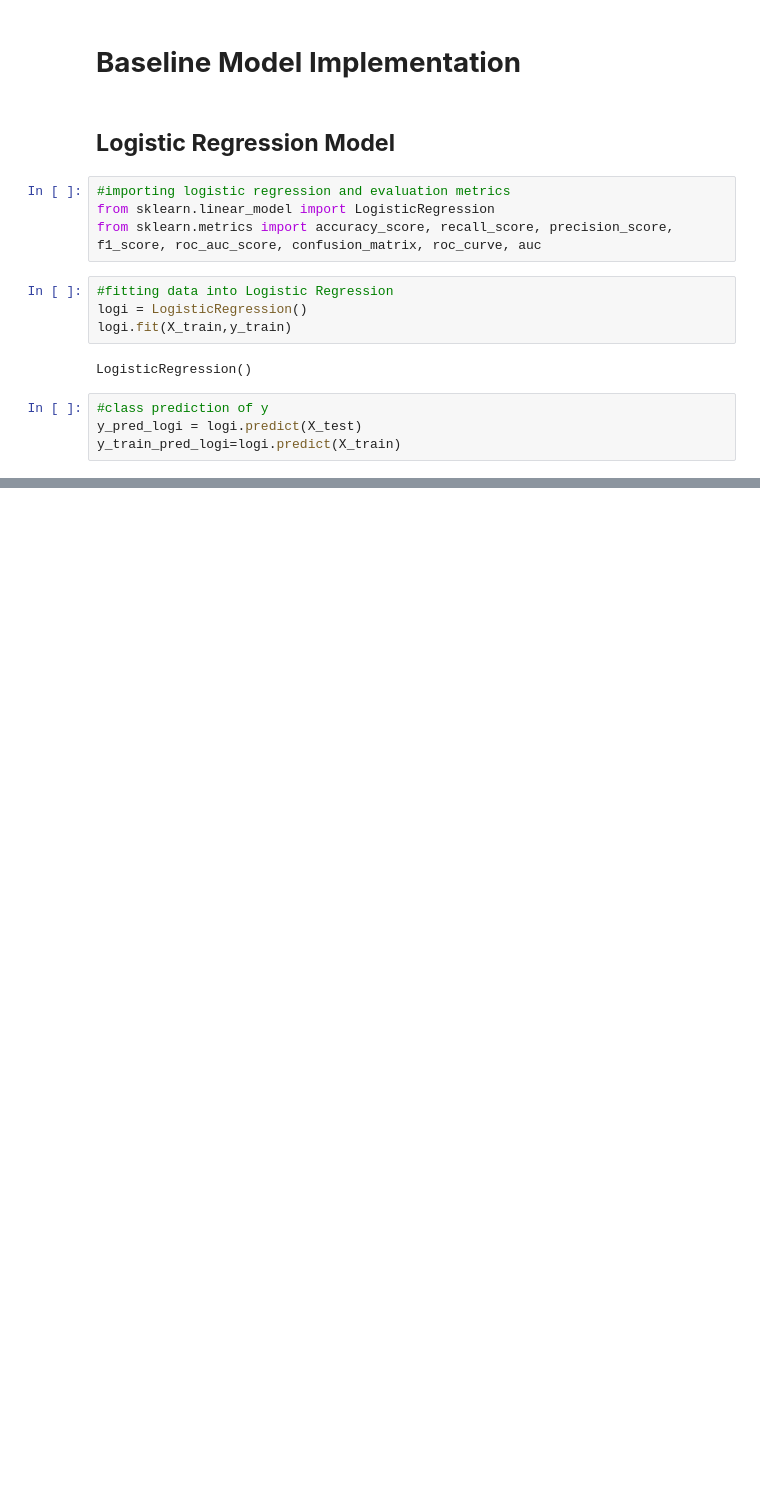
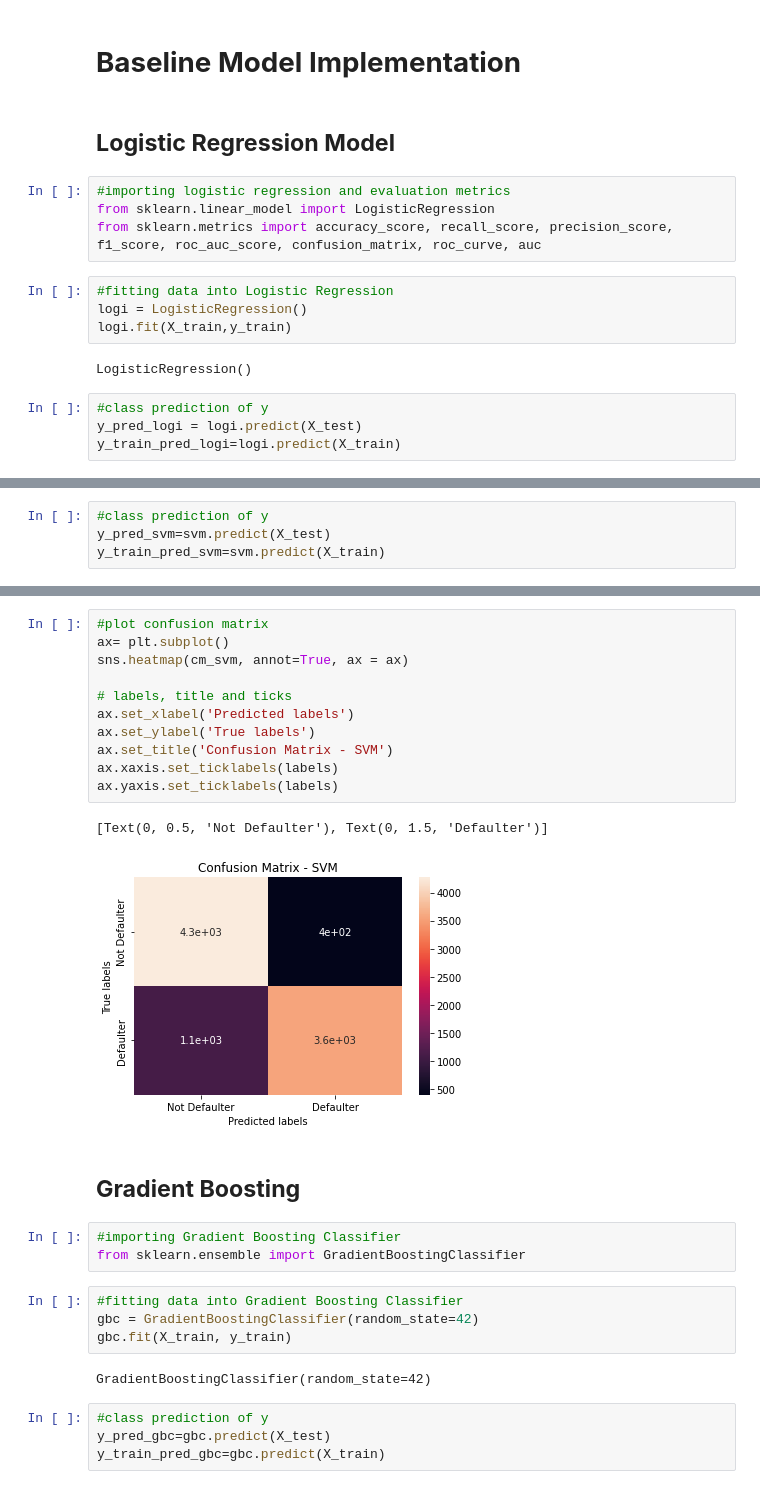
Before and after one commit to Manass20/Credit-Card-Default-Prediction---Capstone-Project, a Jupyter notebook: Credit_Card_Default_Prediction_Capstone_Project.ipynb, the cells around one changed output, grey strips where cells are left out. Cells and saved outputs as stored; diff of their text form; blank space fills up the shorter version.

```diff
--- a/Credit_Card_Default_Prediction_Capstone_Project.ipynb
+++ b/Credit_Card_Default_Prediction_Capstone_Project.ipynb
@@ -535,0 +716,4 @@ y_train_pred_logi=logi.predict(X_train)
+# %%
+#class prediction of y
+y_pred_svm=svm.predict(X_test)
+y_train_pred_svm=svm.predict(X_train)
@@ -535,0 +750,29 @@ y_train_pred_logi=logi.predict(X_train)
+# %%
+#plot confusion matrix
+ax= plt.subplot()
+sns.heatmap(cm_svm, annot=True, ax = ax)
+
+# labels, title and ticks
+ax.set_xlabel('Predicted labels')
+ax.set_ylabel('True labels')
+ax.set_title('Confusion Matrix - SVM')
+ax.xaxis.set_ticklabels(labels)
+ax.yaxis.set_ticklabels(labels)
+# %% [output]
+[Text(0, 0.5, 'Not Defaulter'), Text(0, 1.5, 'Defaulter')]
+[figure, added]
+# %% [markdown]
+## **Gradient Boosting**
+# %%
+#importing Gradient Boosting Classifier
+from sklearn.ensemble import GradientBoostingClassifier
+# %%
+#fitting data into Gradient Boosting Classifier
+gbc = GradientBoostingClassifier(random_state=42)
+gbc.fit(X_train, y_train)
+# %% [output]
+GradientBoostingClassifier(random_state=42)
+# %%
+#class prediction of y
+y_pred_gbc=gbc.predict(X_test)
+y_train_pred_gbc=gbc.predict(X_train)
```
Also changed, not shown: parts of 41 cells of this notebook.
